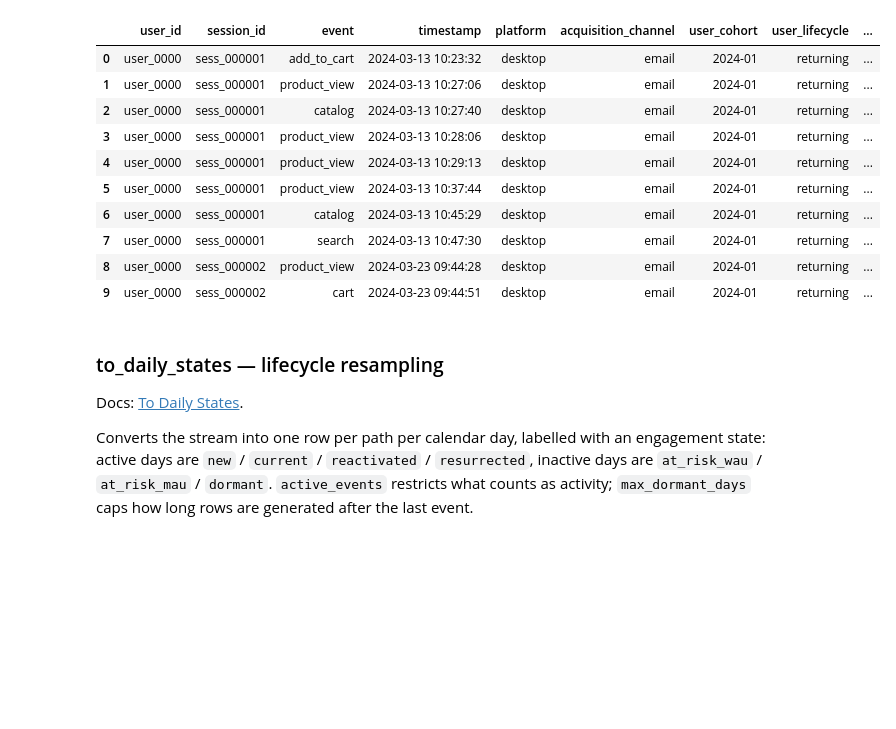
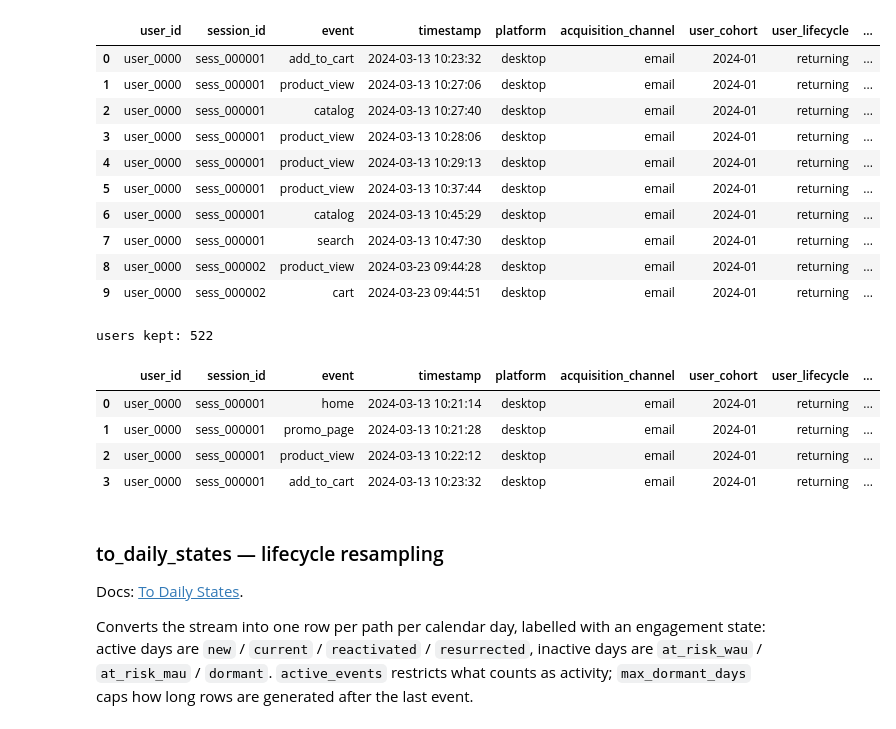
Before and after one commit to retentioneering/retentioneering-tools, a Jupyter notebook: notebooks/api_showcase.ipynb, the cells around one changed output. Saved outputs shown, nothing was run; the diff lists cells and outputs as text; code cells hidden in the pictures; blank space fills up the shorter version.

```diff
--- a/notebooks/api_showcase.ipynb
+++ b/notebooks/api_showcase.ipynb
@@ -1068,6 +1174,18 @@ users kept: 297
 | 7 | user_0000 | sess_000001 | search | 2024-03-13 10:47:30 | desktop | email | 2024-01 | returning | ... |
 | 8 | user_0000 | sess_000002 | product_view | 2024-03-23 09:44:28 | desktop | email | 2024-01 | returning | ... |
 | 9 | user_0000 | sess_000002 | cart | 2024-03-23 09:44:51 | desktop | email | 2024-01 | returning | ... |
+# %%
+# path_start / path_end sentinels work as anchors too
+res = stream.truncate_paths(start_event="path_start", end_event="add_to_cart")
+print("users kept:", res.to_dataframe()["user_id"].nunique())
+peek(res, user=USER)
+# %% [output]
+users kept: 522
+|  | user_id | session_id | event | timestamp | platform | acquisition_channel | user_cohort | user_lifecycle | ... |
+| 0 | user_0000 | sess_000001 | home | 2024-03-13 10:21:14 | desktop | email | 2024-01 | returning | ... |
+| 1 | user_0000 | sess_000001 | promo_page | 2024-03-13 10:21:28 | desktop | email | 2024-01 | returning | ... |
+| 2 | user_0000 | sess_000001 | product_view | 2024-03-13 10:22:12 | desktop | email | 2024-01 | returning | ... |
+| 3 | user_0000 | sess_000001 | add_to_cart | 2024-03-13 10:23:32 | desktop | email | 2024-01 | returning | ... |
 # %% [markdown]
 ### to_daily_states — lifecycle resampling
 
```
Also changed, not shown: parts of 32 cells of this notebook.
